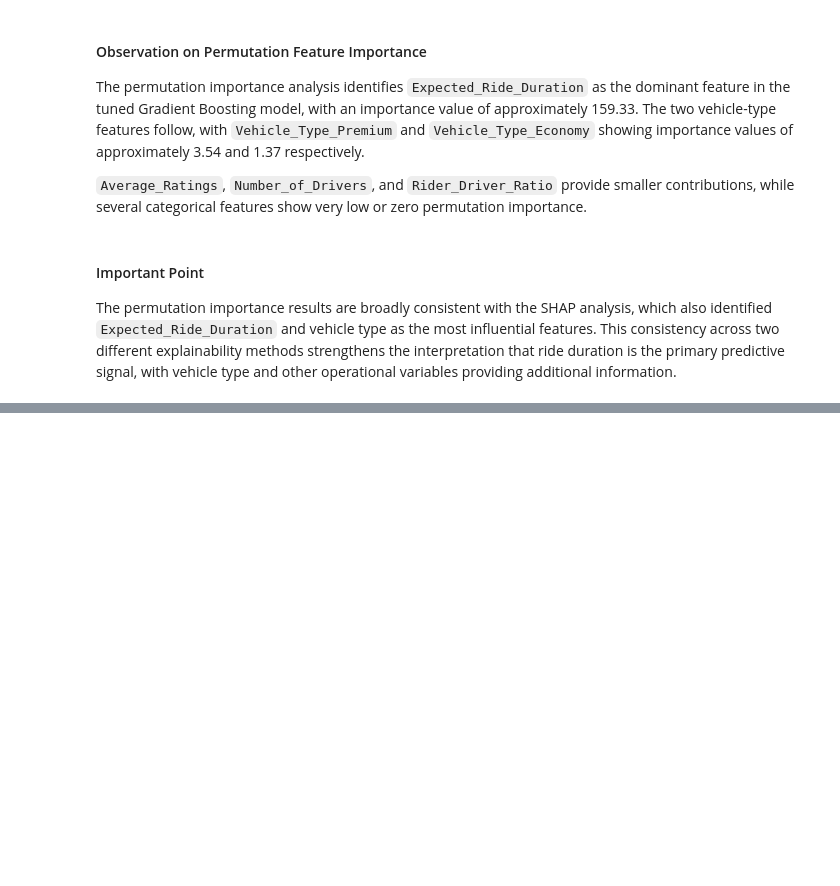
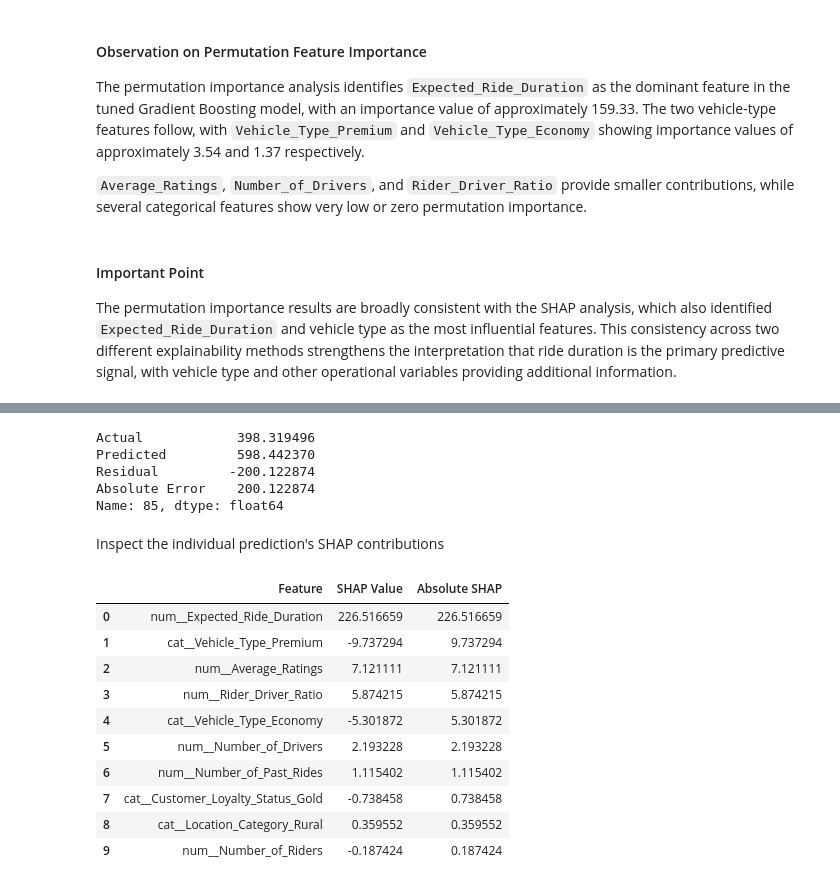
Before and after one commit to TejasMJ/Ride-Pricing-Analytics, a Jupyter notebook: notebooks/07_model_explainability.ipynb, the cells around one changed output, grey strips where cells are left out. Cells and saved outputs as stored; diff of their text form; code cells hidden in the pictures; blank space fills up the shorter version.

Commit message:
Model Explainability completed

```diff
--- a/notebooks/07_model_explainability.ipynb
+++ b/notebooks/07_model_explainability.ipynb
@@ -493,0 +500,66 @@ The permutation importance results are broadly consistent with the SHAP analysis
+# %%
+# Generating predictions from the tuned Gradient Boosting model
+
+gradient_boosting_model = selected_models[
+    'Gradient Boosting Tuned'
+]
+
+gb_predictions = gradient_boosting_model.predict(X_test)
+
+prediction_analysis = pd.DataFrame({
+    'Actual': y_test.values,
+    'Predicted': gb_predictions,
+    'Residual': y_test.values - gb_predictions
+})
+
+prediction_analysis['Absolute Error'] = (
+    prediction_analysis['Residual'].abs()
+)
+
+largest_error_position = (
+    prediction_analysis['Absolute Error'].idxmax()
+)
+
+largest_error = prediction_analysis.loc[
+    largest_error_position
+]
+
+largest_error
+# %% [output]
+Actual            398.319496
+Predicted         598.442370
+Residual         -200.122874
+Absolute Error    200.122874
+Name: 85, dtype: float64
+# %% [markdown]
+Inspect the individual prediction's SHAP contributions
+# %%
+# Extracting SHAP contributions for the largest-error observation
+
+individual_shap = pd.DataFrame({
+    'Feature': X_test.columns,
+    'SHAP Value': shap_values[largest_error_position]
+})
+
+individual_shap['Absolute SHAP'] = (
+    individual_shap['SHAP Value'].abs()
+)
+
+individual_shap = individual_shap.sort_values(
+    by='Absolute SHAP',
+    ascending=False
+).reset_index(drop=True)
+
+individual_shap.head(10)
+# %% [output]
+|  | Feature | SHAP Value | Absolute SHAP |
+| 0 | num__Expected_Ride_Duration | 226.516659 | 226.516659 |
+| 1 | cat__Vehicle_Type_Premium | -9.737294 | 9.737294 |
+| 2 | num__Average_Ratings | 7.121111 | 7.121111 |
+| 3 | num__Rider_Driver_Ratio | 5.874215 | 5.874215 |
+| 4 | cat__Vehicle_Type_Economy | -5.301872 | 5.301872 |
+| 5 | num__Number_of_Drivers | 2.193228 | 2.193228 |
+| 6 | num__Number_of_Past_Rides | 1.115402 | 1.115402 |
+| 7 | cat__Customer_Loyalty_Status_Gold | -0.738458 | 0.738458 |
+| 8 | cat__Location_Category_Rural | 0.359552 | 0.359552 |
+| 9 | num__Number_of_Riders | -0.187424 | 0.187424 |
```
Also changed, not shown: parts of 11 cells of this notebook.
